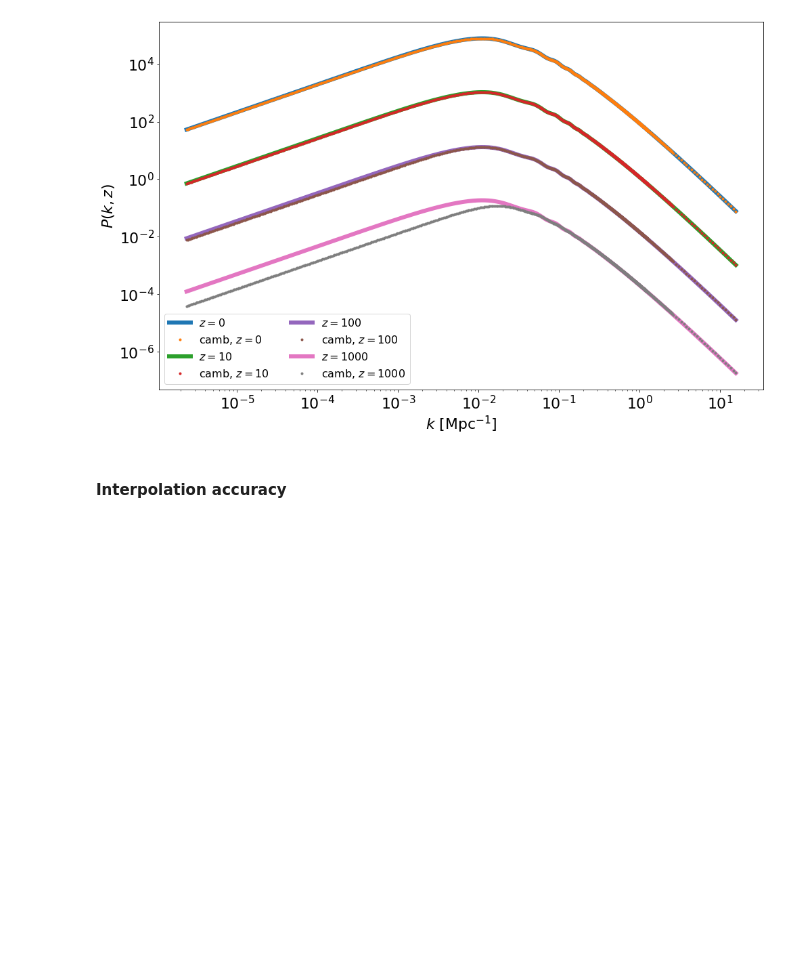
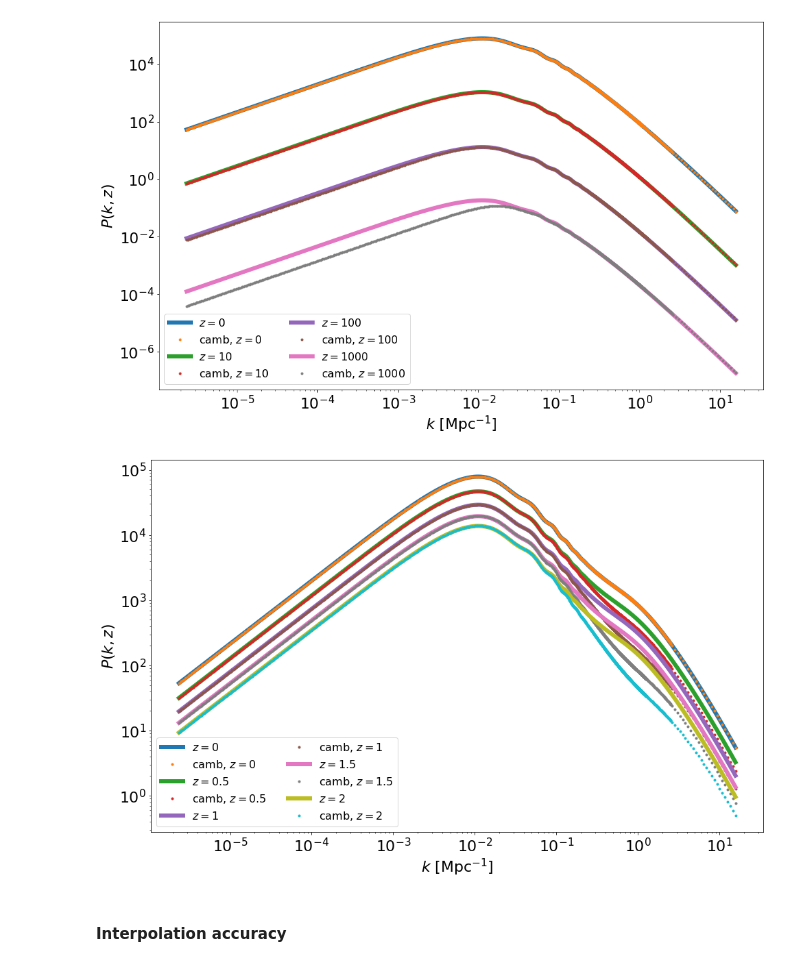
Before and after one commit to Yucheng-Zhang/cosmo-notes, a Jupyter notebook: matter_power.ipynb, the cells around one changed output. Drawn from its saved outputs; the diff is of its cells as text; code cells hidden in the pictures; blank space fills up the shorter version.

Commit message:
nonlinear Pk

```diff
--- a/matter_power.ipynb
+++ b/matter_power.ipynb
@@ -184,8 +184,13 @@ def D(z):
 
 def Pkz(z):
     return D(z) * D(z) * Pk0s_linear # the two matter fields are the same
+
+def Pkz_nl(z): # should not be right, linear evolution for nonlinear power, just check what would happen
+    return D(z) * D(z) * Pk0s_nonlin
 # %%
 camb_Pk_interp = camb.get_matter_power_interpolator(camb_pars, zmin=0, zmax=1100, nonlinear=False, kmax=15, hubble_units=False, k_hunit=False)
+# %%
+camb_Pk_interp_nl = camb.get_matter_power_interpolator(camb_pars, zmin=0, zmax=1100, nonlinear=True, kmax=15, hubble_units=False, k_hunit=False)
 # %%
 zs = np.array([0.0, 10.0, 100.0, 1000.0])
 
@@ -203,6 +208,24 @@ ax.legend(ncol=2, fontsize=16)
 plt.show()
 # %% [output]
 [figure]
+# %%
+# non linear
+zs = np.array([0.0, 0.5, 1.0, 1.5, 2.0])
+
+fig, (ax) = plt.subplots(1, 1, figsize=(16, 10))
+
+for z_ in zs:
+    Pkzs = Pkz_nl(z_)
+    camb_Pkzs = camb_Pk_interp_nl.P(z_, ks)
+    ax.plot(ks, Pkzs, label=r'$z = {:g}$'.format(z_), lw=6)
+    ax.plot(ks, camb_Pkzs, label=r'camb, $z = {:g}$'.format(z_), ls='None', marker='.')
+
+ax.set_xscale('log'); ax.set_yscale('log')
+ax.set_xlabel('$k$ [Mpc$^{-1}$]'); ax.set_ylabel(r'$P(k,z)$')
+ax.legend(ncol=2, fontsize=16)
+plt.show()
+# %% [output]
+[figure, added]
 # %% [markdown]
 #### Interpolation accuracy
 # %% [markdown]
```
